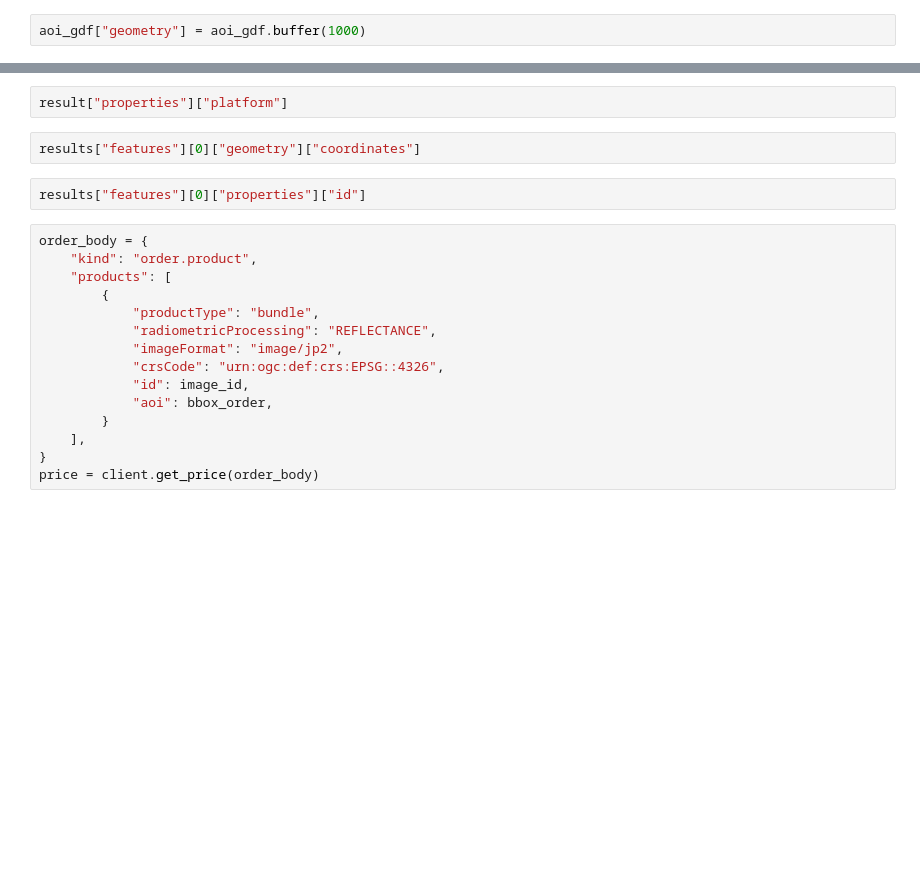
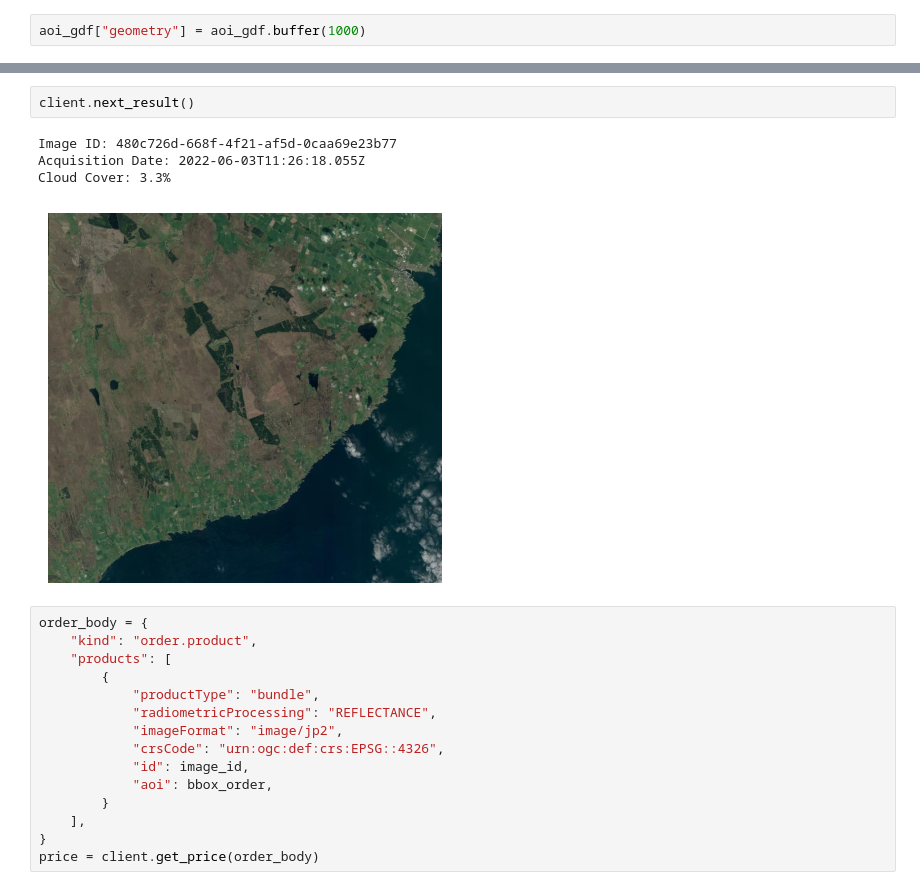
Before and after one commit to tomwilsonsco/airbus_python, a Jupyter notebook: download_images.ipynb, the cells around one changed output, grey strips where cells are left out. Saved outputs shown, nothing was run; the diff lists cells and outputs as text; blank space fills up the shorter version.

```diff
--- a/download_images.ipynb
+++ b/download_images.ipynb
@@ -55,9 +73,10 @@ client.plot_quicklook(result)
-# %%
-result["properties"]["platform"]
-# %%
-results["features"][0]["geometry"]["coordinates"]
-# %%
-results["features"][0]["properties"]["id"]
+# %%
+client.next_result()
+# %% [output]
+Image ID: 480c726d-668f-4f21-af5d-0caa69e23b77
+Acquisition Date: 2022-06-03T11:26:18.055Z
+Cloud Cover: 3.3%
+[figure, added]
 # %%
 order_body = {
     "kind": "order.product",
```
Also changed, not shown: parts of 10 cells of this notebook, 1 other file.
